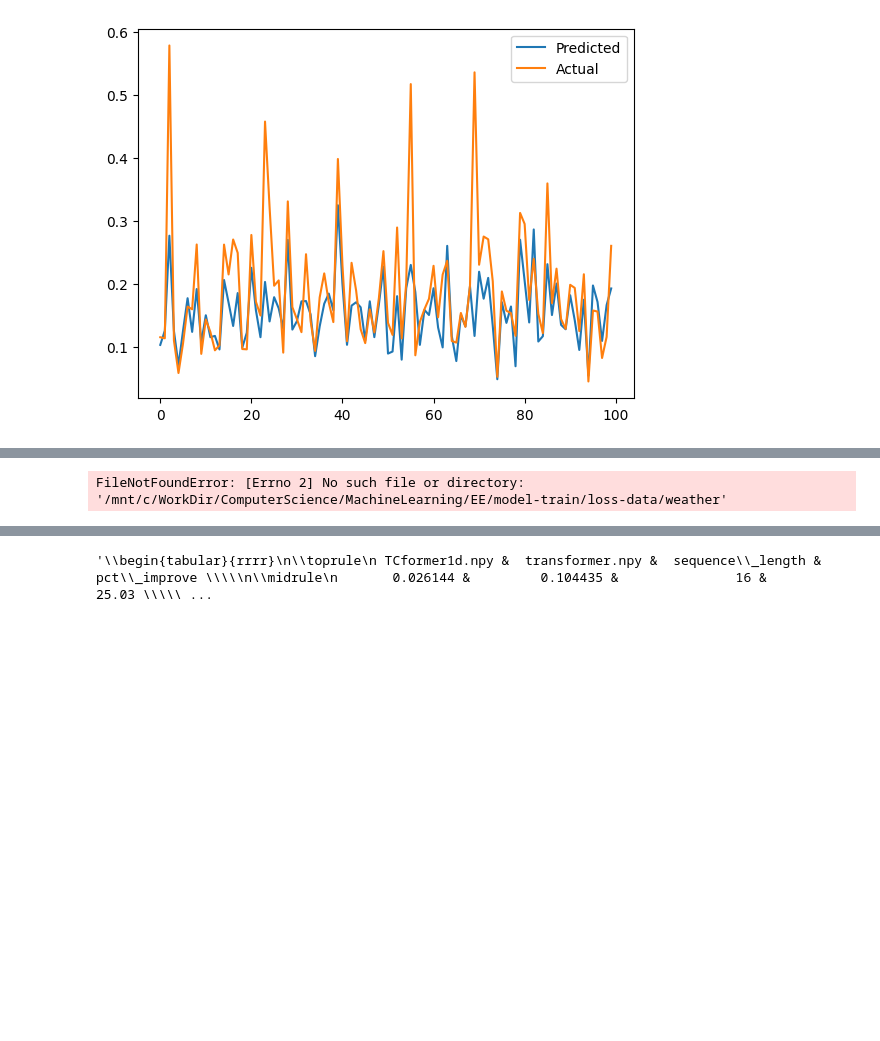
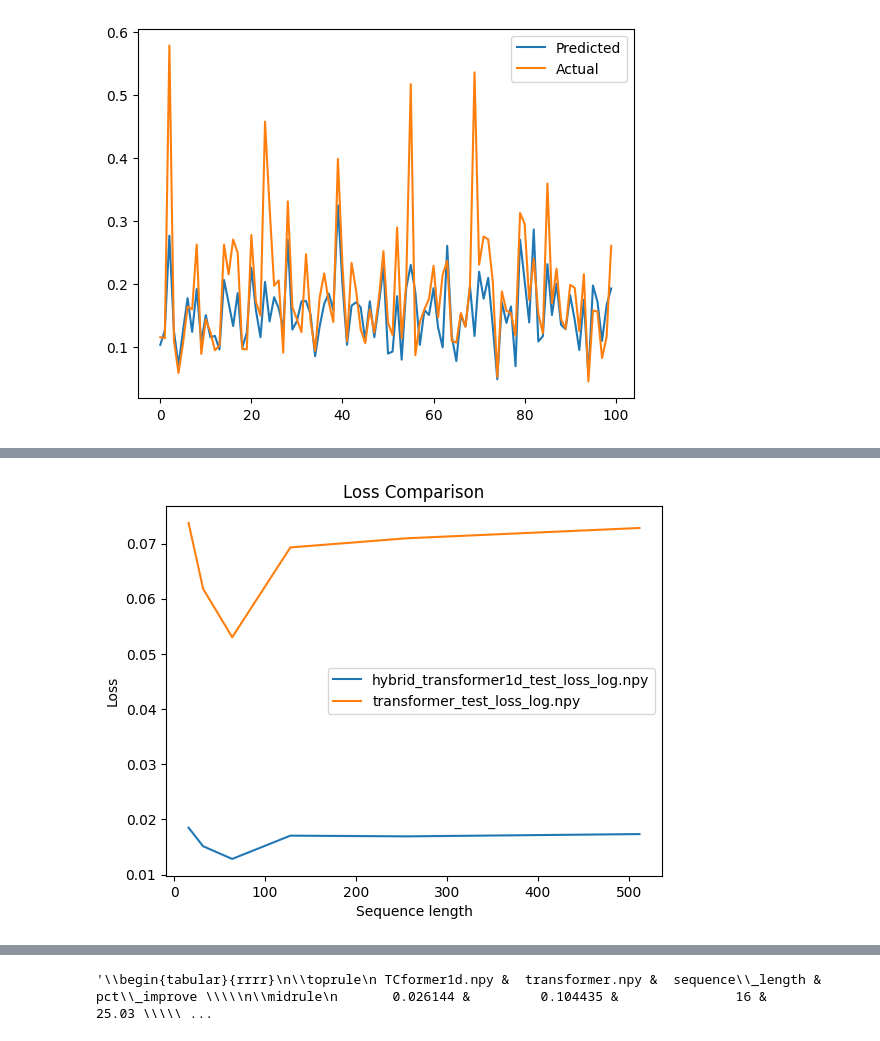
Before and after one commit to Friedforks/EE-v2, a Jupyter notebook: src/experiments/custom-experiment/loss_plot.ipynb, the cells around one changed output, grey strips where cells are left out. Drawn from its saved outputs; the diff is of its cells as text; code cells hidden in the pictures; blank space fills up the shorter version.

```diff
--- a/src/experiments/custom-experiment/loss_plot.ipynb
+++ b/src/experiments/custom-experiment/loss_plot.ipynb
@@ -635,32 +640,32 @@ plt.plot(traffic_df['1'][1000:1050])
 # %%
 # read from npy file
-base_dir="/mnt/c/WorkDir/ComputerScience/MachineLearning/EE/model-train/loss-data/weather"
+base_dir=config.base_dir+"/experiments/loss-data/AMD"
 
 df=pd.DataFrame()
 # iterate the directory and read npy file
 for filename in os.listdir(base_dir):
     if filename.endswith(".npy"):
         if not filename.__contains__("train"):
             filepath=os.path.join(base_dir, filename)
             data=np.load(filepath)
             df[f"{filename}"]=data
 
 
 df['sequence_length']=np.array([16,32,64,128,256,512])
 
 for column in df.columns:
     if column != "sequence_length":
         plt.plot(df['sequence_length'], df[column], label=column)
 
 plt.legend()
 
 plt.title('Loss Comparison')
 plt.xlabel('Sequence length')
 plt.ylabel('Loss')
 
 plt.show()
 # %% [output]
-FileNotFoundError: [Errno 2] No such file or directory: '/mnt/c/WorkDir/ComputerScience/MachineLearning/EE/model-train/loss-data/weather'
+[figure, added]
 # %%
 df
 # %% [output]
```
Also changed, not shown: parts of 6 cells of this notebook, 38 other files.
